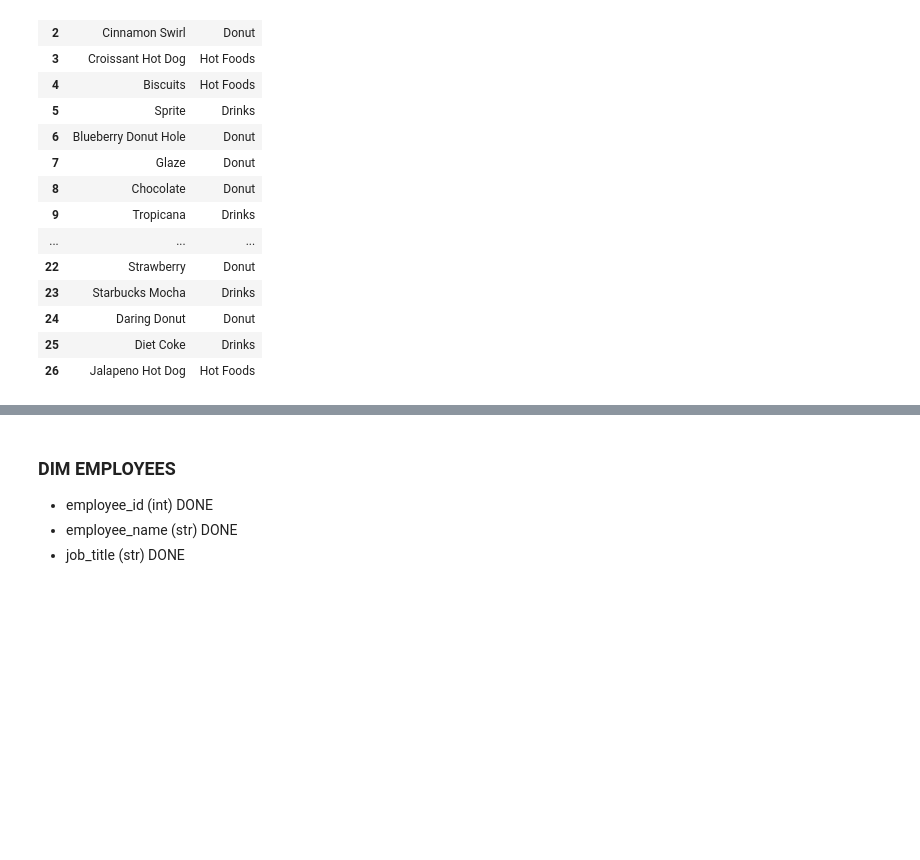
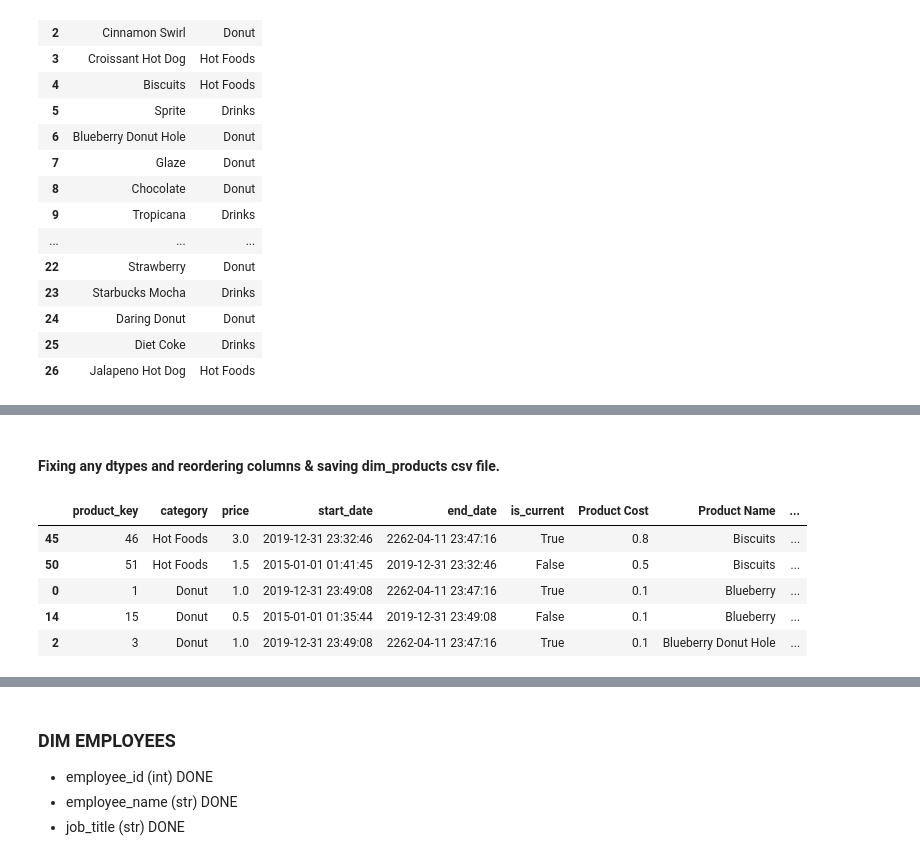
Before and after one commit to SaadNasir92/Donut-Shop-Dashboard, a Jupyter notebook: dataset_analysis.ipynb, the cells around one changed output, grey strips where cells are left out. Cells and saved outputs as stored; diff of their text form; code cells hidden in the pictures; blank space fills up the shorter version.

```diff
--- a/dataset_analysis.ipynb
+++ b/dataset_analysis.ipynb
@@ -251,0 +464,11 @@ dim_prod_df.sample(10)
+# %% [markdown]
+#### Fixing any dtypes and reordering columns & saving dim_products csv file.
+# %%
+dim_prod_df.head()
+# %% [output]
+|  | product_key | category | price | start_date | end_date | is_current | Product Cost | Product Name | ... |
+| 45 | 46 | Hot Foods | 3.0 | 2019-12-31 23:32:46 | 2262-04-11 23:47:16 | True | 0.8 | Biscuits | ... |
+| 50 | 51 | Hot Foods | 1.5 | 2015-01-01 01:41:45 | 2019-12-31 23:32:46 | False | 0.5 | Biscuits | ... |
+| 0 | 1 | Donut | 1.0 | 2019-12-31 23:49:08 | 2262-04-11 23:47:16 | True | 0.1 | Blueberry | ... |
+| 14 | 15 | Donut | 0.5 | 2015-01-01 01:35:44 | 2019-12-31 23:49:08 | False | 0.1 | Blueberry | ... |
+| 2 | 3 | Donut | 1.0 | 2019-12-31 23:49:08 | 2262-04-11 23:47:16 | True | 0.1 | Blueberry Donut Hole | ... |
```
Also changed, not shown: parts of 55 cells of this notebook, 5 other files.
